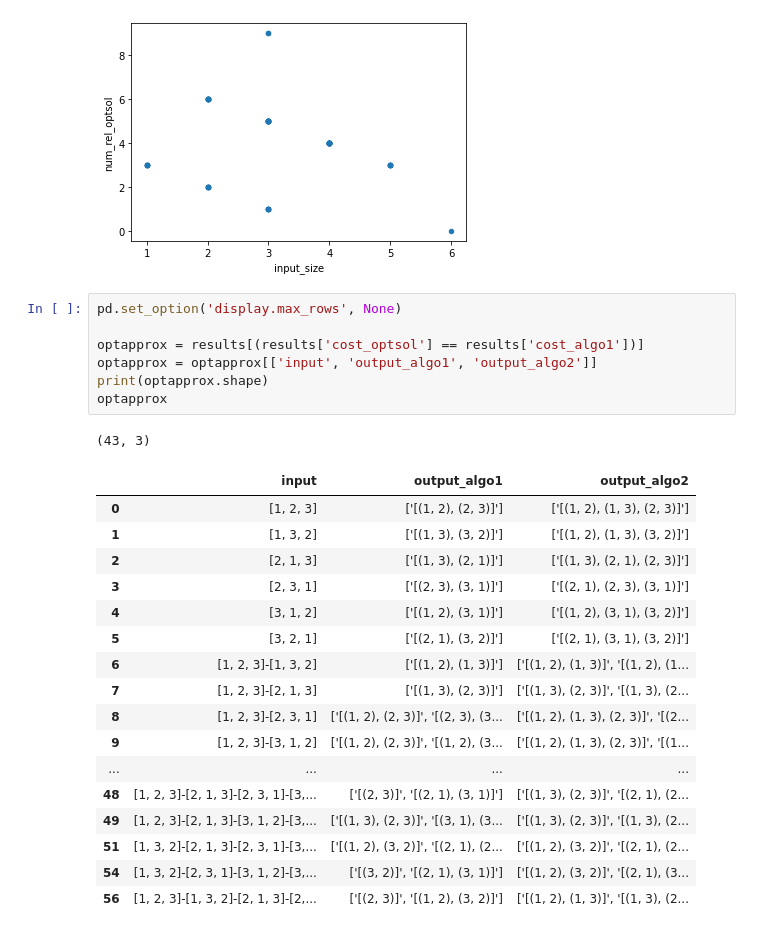
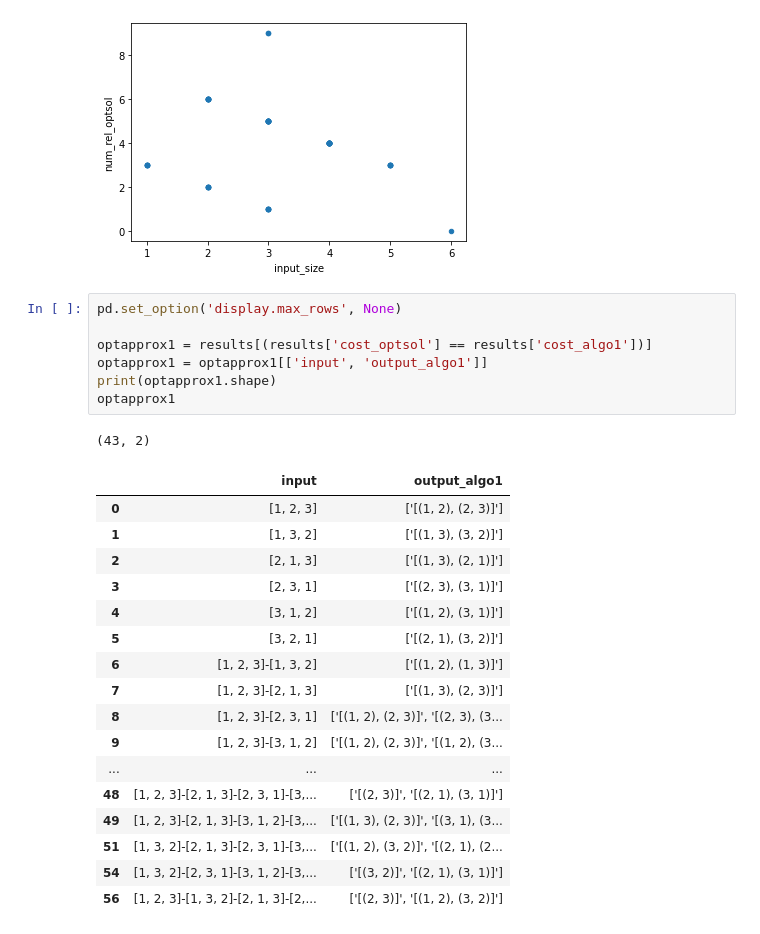
Before and after one commit to cjgsongsong/cs199aclthesis, a Jupyter notebook: analysis.ipynb, the cells around one changed output. Cells and saved outputs as stored; diff of their text form.

```diff
--- a/analysis.ipynb
+++ b/analysis.ipynb
@@ -83,26 +83,26 @@ num_rel.plot.scatter(x='input_size', y='num_rel_optsol')
 # %%
 pd.set_option('display.max_rows', None)
 
-optapprox = results[(results['cost_optsol'] == results['cost_algo1'])]
-optapprox = optapprox[['input', 'output_algo1', 'output_algo2']]
-print(optapprox.shape)
-optapprox
+optapprox1 = results[(results['cost_optsol'] == results['cost_algo1'])]
+optapprox1 = optapprox1[['input', 'output_algo1']]
+print(optapprox1.shape)
+optapprox1
 # %% [output]
-(43, 3)
+(43, 2)
-|  | input | output_algo1 | output_algo2 |
-| 0 | [1, 2, 3] | ['[(1, 2), (2, 3)]'] | ['[(1, 2), (1, 3), (2, 3)]'] |
-| 1 | [1, 3, 2] | ['[(1, 3), (3, 2)]'] | ['[(1, 2), (1, 3), (3, 2)]'] |
-| 2 | [2, 1, 3] | ['[(1, 3), (2, 1)]'] | ['[(1, 3), (2, 1), (2, 3)]'] |
-| 3 | [2, 3, 1] | ['[(2, 3), (3, 1)]'] | ['[(2, 1), (2, 3), (3, 1)]'] |
-| 4 | [3, 1, 2] | ['[(1, 2), (3, 1)]'] | ['[(1, 2), (3, 1), (3, 2)]'] |
-| 5 | [3, 2, 1] | ['[(2, 1), (3, 2)]'] | ['[(2, 1), (3, 1), (3, 2)]'] |
-| 6 | [1, 2, 3]-[1, 3, 2] | ['[(1, 2), (1, 3)]'] | ['[(1, 2), (1, 3)]', '[(1, 2), (1... |
-| 7 | [1, 2, 3]-[2, 1, 3] | ['[(1, 3), (2, 3)]'] | ['[(1, 3), (2, 3)]', '[(1, 3), (2... |
-| 8 | [1, 2, 3]-[2, 3, 1] | ['[(1, 2), (2, 3)]', '[(2, 3), (3... | ['[(1, 2), (1, 3), (2, 3)]', '[(2... |
-| 9 | [1, 2, 3]-[3, 1, 2] | ['[(1, 2), (2, 3)]', '[(1, 2), (3... | ['[(1, 2), (1, 3), (2, 3)]', '[(1... |
-| ... | ... | ... | ... |
-| 48 | [1, 2, 3]-[2, 1, 3]-[2, 3, 1]-[3,... | ['[(2, 3)]', '[(2, 1), (3, 1)]'] | ['[(1, 3), (2, 3)]', '[(2, 1), (2... |
-| 49 | [1, 2, 3]-[2, 1, 3]-[3, 1, 2]-[3,... | ['[(1, 3), (2, 3)]', '[(3, 1), (3... | ['[(1, 3), (2, 3)]', '[(1, 3), (2... |
-| 51 | [1, 3, 2]-[2, 1, 3]-[2, 3, 1]-[3,... | ['[(1, 2), (3, 2)]', '[(2, 1), (2... | ['[(1, 2), (3, 2)]', '[(2, 1), (2... |
-| 54 | [1, 3, 2]-[2, 3, 1]-[3, 1, 2]-[3,... | ['[(3, 2)]', '[(2, 1), (3, 1)]'] | ['[(1, 2), (3, 2)]', '[(2, 1), (3... |
-| 56 | [1, 2, 3]-[1, 3, 2]-[2, 1, 3]-[2,... | ['[(2, 3)]', '[(1, 2), (3, 2)]'] | ['[(1, 2), (1, 3)]', '[(1, 3), (2... |
+|  | input | output_algo1 |
+| 0 | [1, 2, 3] | ['[(1, 2), (2, 3)]'] |
+| 1 | [1, 3, 2] | ['[(1, 3), (3, 2)]'] |
+| 2 | [2, 1, 3] | ['[(1, 3), (2, 1)]'] |
+| 3 | [2, 3, 1] | ['[(2, 3), (3, 1)]'] |
+| 4 | [3, 1, 2] | ['[(1, 2), (3, 1)]'] |
+| 5 | [3, 2, 1] | ['[(2, 1), (3, 2)]'] |
+| 6 | [1, 2, 3]-[1, 3, 2] | ['[(1, 2), (1, 3)]'] |
+| 7 | [1, 2, 3]-[2, 1, 3] | ['[(1, 3), (2, 3)]'] |
+| 8 | [1, 2, 3]-[2, 3, 1] | ['[(1, 2), (2, 3)]', '[(2, 3), (3... |
+| 9 | [1, 2, 3]-[3, 1, 2] | ['[(1, 2), (2, 3)]', '[(1, 2), (3... |
+| ... | ... | ... |
+| 48 | [1, 2, 3]-[2, 1, 3]-[2, 3, 1]-[3,... | ['[(2, 3)]', '[(2, 1), (3, 1)]'] |
+| 49 | [1, 2, 3]-[2, 1, 3]-[3, 1, 2]-[3,... | ['[(1, 3), (2, 3)]', '[(3, 1), (3... |
+| 51 | [1, 3, 2]-[2, 1, 3]-[2, 3, 1]-[3,... | ['[(1, 2), (3, 2)]', '[(2, 1), (2... |
+| 54 | [1, 3, 2]-[2, 3, 1]-[3, 1, 2]-[3,... | ['[(3, 2)]', '[(2, 1), (3, 1)]'] |
+| 56 | [1, 2, 3]-[1, 3, 2]-[2, 1, 3]-[2,... | ['[(2, 3)]', '[(1, 2), (3, 2)]'] |
```
Also changed, not shown: parts of 2 cells of this notebook, 6 other files.
